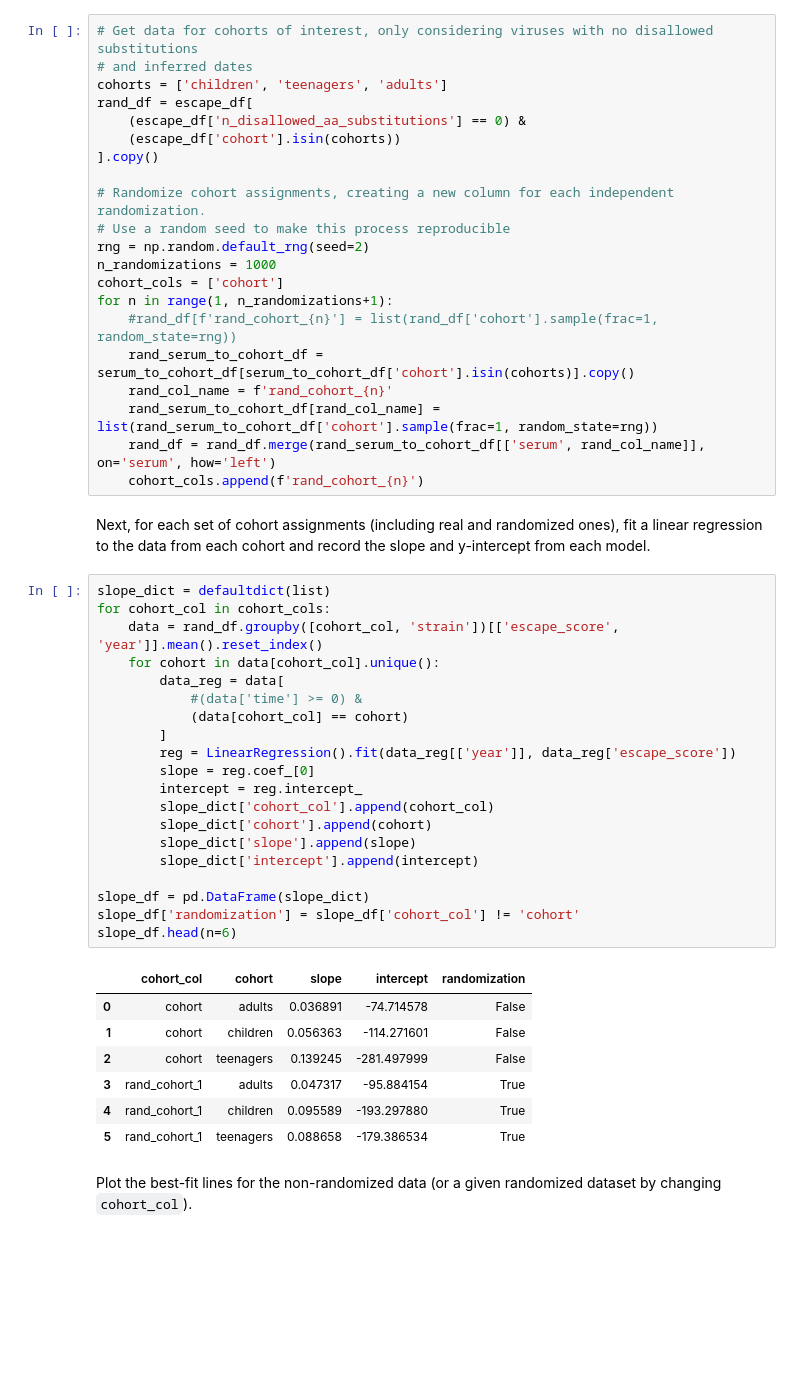
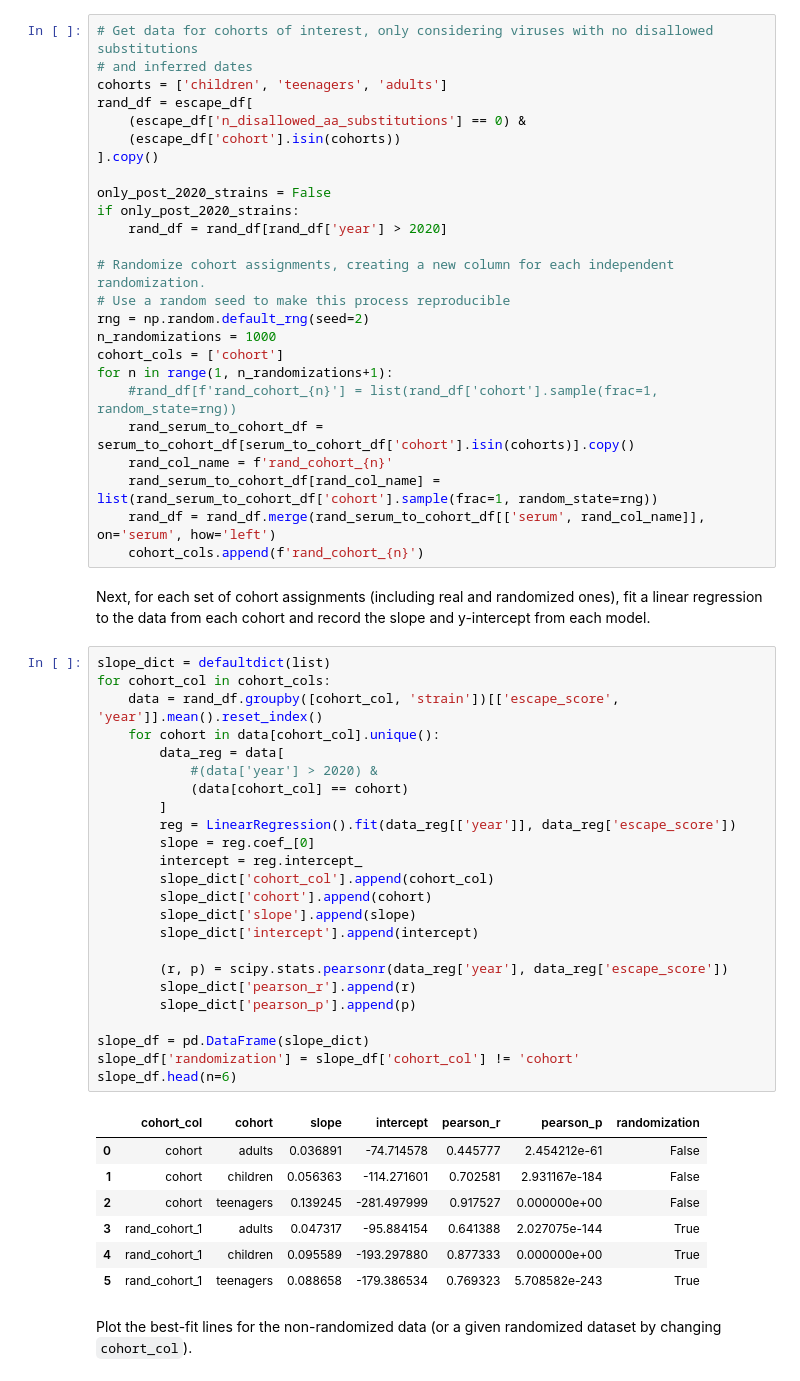
Before and after one commit to matsengrp/seasonal-flu-dmsa, a Jupyter notebook: profiles/dmsa-phenotype/notebooks/analysis_code.ipynb, the cells around one changed output. Cells and saved outputs as stored; diff of their text form; blank space fills up the shorter version.

Commit message:
Update analysis notebook to optionally analyze post 2020 strains

```diff
--- a/profiles/dmsa-phenotype/notebooks/analysis_code.ipynb
+++ b/profiles/dmsa-phenotype/notebooks/analysis_code.ipynb
@@ -197,6 +210,10 @@ rand_df = escape_df[
     (escape_df['n_disallowed_aa_substitutions'] == 0) &
     (escape_df['cohort'].isin(cohorts))
 ].copy()
+
+only_post_2020_strains = False
+if only_post_2020_strains:
+    rand_df = rand_df[rand_df['year'] > 2020]
 
 # Randomize cohort assignments, creating a new column for each independent randomization.
 # Use a random seed to make this process reproducible
@@ -215,31 +232,35 @@ Next, for each set of cohort assignments (including real and randomized ones), f
 # %%
 slope_dict = defaultdict(list)
 for cohort_col in cohort_cols:
     data = rand_df.groupby([cohort_col, 'strain'])[['escape_score', 'year']].mean().reset_index()
     for cohort in data[cohort_col].unique():
         data_reg = data[
-            #(data['time'] >= 0) &
+            #(data['year'] > 2020) &
             (data[cohort_col] == cohort)
         ]
         reg = LinearRegression().fit(data_reg[['year']], data_reg['escape_score'])
         slope = reg.coef_[0]
         intercept = reg.intercept_
         slope_dict['cohort_col'].append(cohort_col)
         slope_dict['cohort'].append(cohort)
         slope_dict['slope'].append(slope)
         slope_dict['intercept'].append(intercept)
 
+        (r, p) = scipy.stats.pearsonr(data_reg['year'], data_reg['escape_score'])
+        slope_dict['pearson_r'].append(r)
+        slope_dict['pearson_p'].append(p)
+
 slope_df = pd.DataFrame(slope_dict)
 slope_df['randomization'] = slope_df['cohort_col'] != 'cohort'
 slope_df.head(n=6)
 # %% [output]
-|  | cohort_col | cohort | slope | intercept | randomization |
-| 0 | cohort | adults | 0.036891 | -74.714578 | False |
-| 1 | cohort | children | 0.056363 | -114.271601 | False |
-| 2 | cohort | teenagers | 0.139245 | -281.497999 | False |
-| 3 | rand_cohort_1 | adults | 0.047317 | -95.884154 | True |
-| 4 | rand_cohort_1 | children | 0.095589 | -193.297880 | True |
-| 5 | rand_cohort_1 | teenagers | 0.088658 | -179.386534 | True |
+|  | cohort_col | cohort | slope | intercept | pearson_r | pearson_p | randomization |
+| 0 | cohort | adults | 0.036891 | -74.714578 | 0.445777 | 2.454212e-61 | False |
+| 1 | cohort | children | 0.056363 | -114.271601 | 0.702581 | 2.931167e-184 | False |
+| 2 | cohort | teenagers | 0.139245 | -281.497999 | 0.917527 | 0.000000e+00 | False |
+| 3 | rand_cohort_1 | adults | 0.047317 | -95.884154 | 0.641388 | 2.027075e-144 | True |
+| 4 | rand_cohort_1 | children | 0.095589 | -193.297880 | 0.877333 | 0.000000e+00 | True |
+| 5 | rand_cohort_1 | teenagers | 0.088658 | -179.386534 | 0.769323 | 5.708582e-243 | True |
 # %% [markdown]
 Plot the best-fit lines for the non-randomized data (or a given randomized dataset by changing `cohort_col`).
 # %%
```
Also changed, not shown: parts of 4 cells of this notebook.
